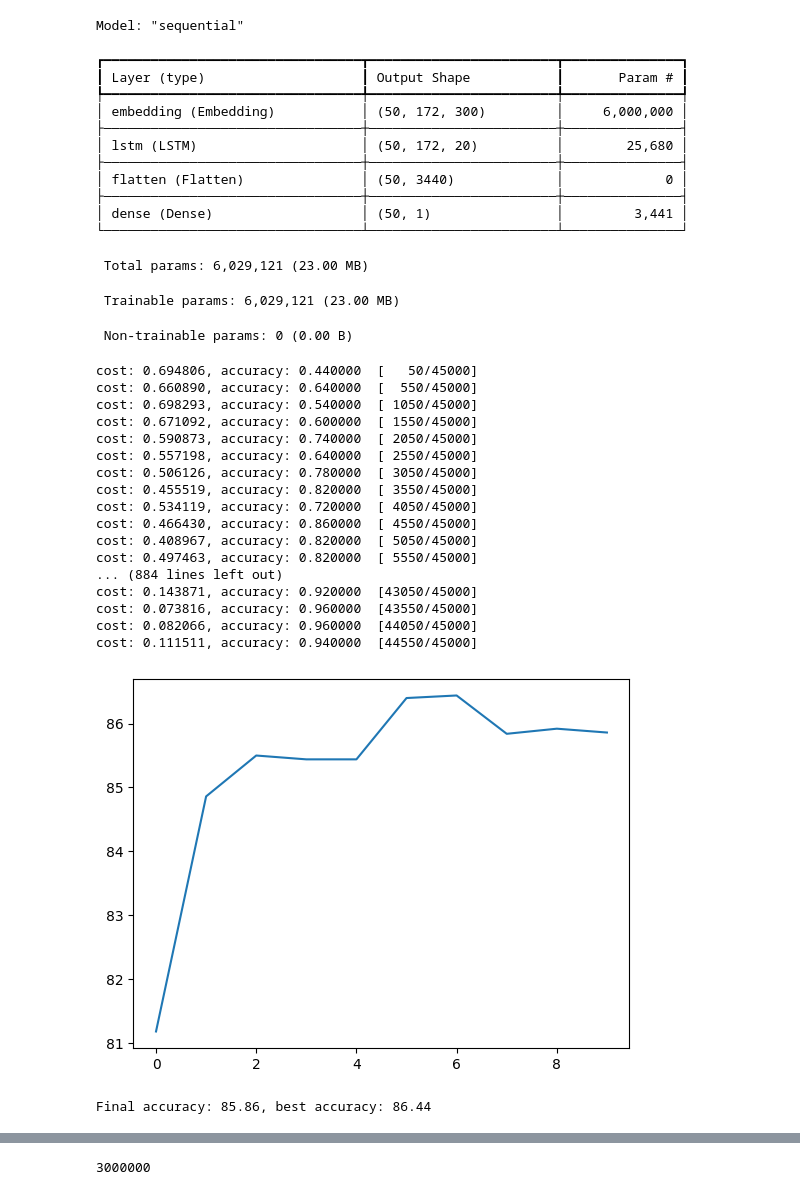
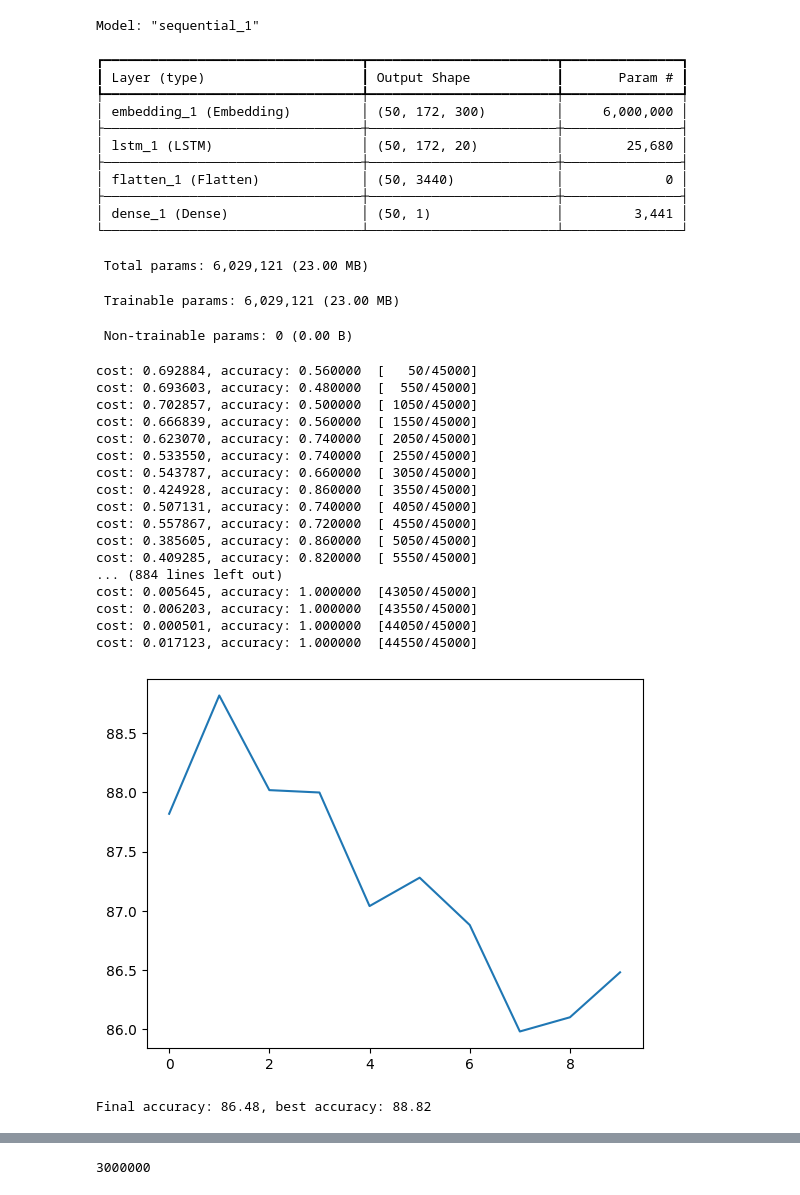
Before and after one commit to nwon24/nlp, a Jupyter notebook: W6/LSTM_WordEmbeddings.ipynb, the cells around one changed output, grey strips where cells are left out. Drawn from its saved outputs; the diff is of its cells as text; code cells hidden in the pictures.

Commit message:
Created using Colab - don't freeze pretrained embeddings

```diff
--- a/W6/LSTM_WordEmbeddings.ipynb
+++ b/W6/LSTM_WordEmbeddings.ipynb
@@ -93,7 +93,7 @@ class lstm(nn.Module):
         self.fc=nn.Linear(self.hidden_size*seq,1)
         #self.fc=nn.Linear(self.hidden_size,1)
         #self.embed=nn.Embedding(len(vect.vocabulary_),input_size)
-        self.embed=nn.Embedding.from_pretrained(torch.from_numpy(word2vec_model.vectors),freeze=True)
+        self.embed=nn.Embedding.from_pretrained(torch.from_numpy(word2vec_model.vectors),freeze=False)
 
     def forward(self,x,h0=None,c0=None):
         x=self.embed(x)
@@ -221,56 +221,56 @@ keras_model=Sequential([InputLayer(shape=(maxlen,),batch_size=bsize),
 keras_model.compile(optimizer="adam",loss="binary_crossentropy",metrics=["accuracy"])
 keras_model.summary()
 
 use_torch=True
 
 x=np.arange(epochs)
 y=np.zeros(epochs)
 #print(corpus_vec[0])
 if use_torch==True:
     for epoch in range(epochs):
         train(train_dataloader,c,loss_fn,optimizer)
         y[epoch] = test_loop(test_dataloader,c,loss_fn)
     plt.plot(x,y)
     plt.show()
     print(f"Final accuracy: {y[-1]:.2f}, best accuracy: {y[np.argmax(y)]:.2f}")
 else:
     keras_model.fit(train_corpus_vec,train_label,batch_size=bsize,epochs=epochs,validation_data=(test_corpus_vec,test_label))
     keras_model.evaluate(test_corpus_vec,test_label,batch_size=bsize)
 # %% [output]
-Model: "sequential"
+Model: "sequential_1"
 ┏━━━━━━━━━━━━━━━━━━━━━━━━━━━━━━━━━┳━━━━━━━━━━━━━━━━━━━━━━━━┳━━━━━━━━━━━━━━━┓
 ┃ Layer (type)                    ┃ Output Shape           ┃       Param # ┃
 ┡━━━━━━━━━━━━━━━━━━━━━━━━━━━━━━━━━╇━━━━━━━━━━━━━━━━━━━━━━━━╇━━━━━━━━━━━━━━━┩
-│ embedding (Embedding)           │ (50, 172, 300)         │     6,000,000 │
+│ embedding_1 (Embedding)         │ (50, 172, 300)         │     6,000,000 │
 ├─────────────────────────────────┼────────────────────────┼───────────────┤
-│ lstm (LSTM)                     │ (50, 172, 20)          │        25,680 │
+│ lstm_1 (LSTM)                   │ (50, 172, 20)          │        25,680 │
 ├─────────────────────────────────┼────────────────────────┼───────────────┤
-│ flatten (Flatten)               │ (50, 3440)             │             0 │
+│ flatten_1 (Flatten)             │ (50, 3440)             │             0 │
 ├─────────────────────────────────┼────────────────────────┼───────────────┤
-│ dense (Dense)                   │ (50, 1)                │         3,441 │
+│ dense_1 (Dense)                 │ (50, 1)                │         3,441 │
 └─────────────────────────────────┴────────────────────────┴───────────────┘
  Total params: 6,029,121 (23.00 MB)
  Trainable params: 6,029,121 (23.00 MB)
  Non-trainable params: 0 (0.00 B)
-cost: 0.694806, accuracy: 0.440000  [   50/45000]
-cost: 0.660890, accuracy: 0.640000  [  550/45000]
-cost: 0.698293, accuracy: 0.540000  [ 1050/45000]
-cost: 0.671092, accuracy: 0.600000  [ 1550/45000]
-cost: 0.590873, accuracy: 0.740000  [ 2050/45000]
-cost: 0.557198, accuracy: 0.640000  [ 2550/45000]
-cost: 0.506126, accuracy: 0.780000  [ 3050/45000]
-cost: 0.455519, accuracy: 0.820000  [ 3550/45000]
-cost: 0.534119, accuracy: 0.720000  [ 4050/45000]
-cost: 0.466430, accuracy: 0.860000  [ 4550/45000]
-cost: 0.408967, accuracy: 0.820000  [ 5050/45000]
-cost: 0.497463, accuracy: 0.820000  [ 5550/45000]
+cost: 0.692884, accuracy: 0.560000  [   50/45000]
+cost: 0.693603, accuracy: 0.480000  [  550/45000]
+cost: 0.702857, accuracy: 0.500000  [ 1050/45000]
+cost: 0.666839, accuracy: 0.560000  [ 1550/45000]
+cost: 0.623070, accuracy: 0.740000  [ 2050/45000]
+cost: 0.533550, accuracy: 0.740000  [ 2550/45000]
+cost: 0.543787, accuracy: 0.660000  [ 3050/45000]
+cost: 0.424928, accuracy: 0.860000  [ 3550/45000]
+cost: 0.507131, accuracy: 0.740000  [ 4050/45000]
+cost: 0.557867, accuracy: 0.720000  [ 4550/45000]
+cost: 0.385605, accuracy: 0.860000  [ 5050/45000]
+cost: 0.409285, accuracy: 0.820000  [ 5550/45000]
 ... (884 lines left out)
-cost: 0.143871, accuracy: 0.920000  [43050/45000]
-cost: 0.073816, accuracy: 0.960000  [43550/45000]
-cost: 0.082066, accuracy: 0.960000  [44050/45000]
-cost: 0.111511, accuracy: 0.940000  [44550/45000]
+cost: 0.005645, accuracy: 1.000000  [43050/45000]
+cost: 0.006203, accuracy: 1.000000  [43550/45000]
+cost: 0.000501, accuracy: 1.000000  [44050/45000]
+cost: 0.017123, accuracy: 1.000000  [44550/45000]
-[figure, old version]
+[figure, new version]
-Final accuracy: 85.86, best accuracy: 86.44
+Final accuracy: 86.48, best accuracy: 88.82
 # %%
 !pip install gensim
 # %% [output]
```
